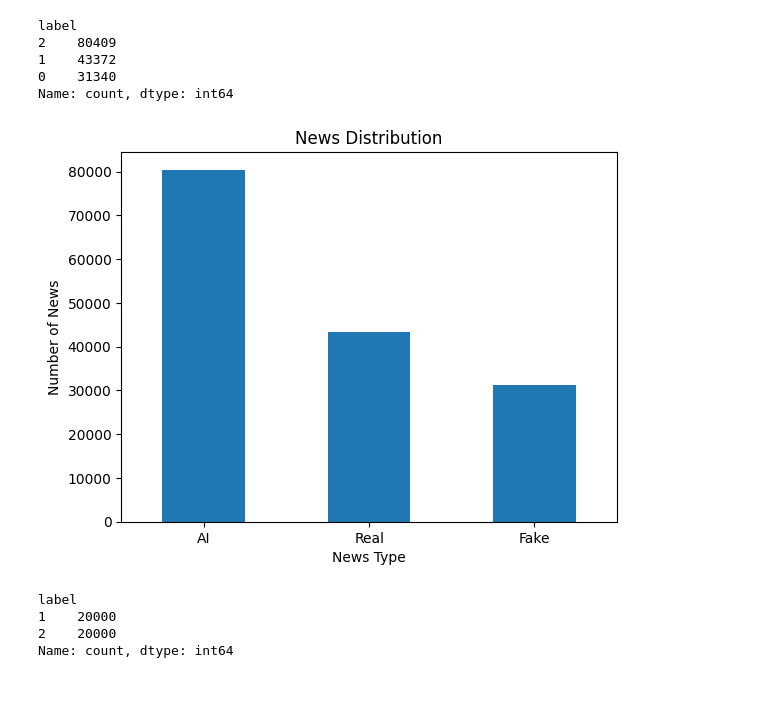
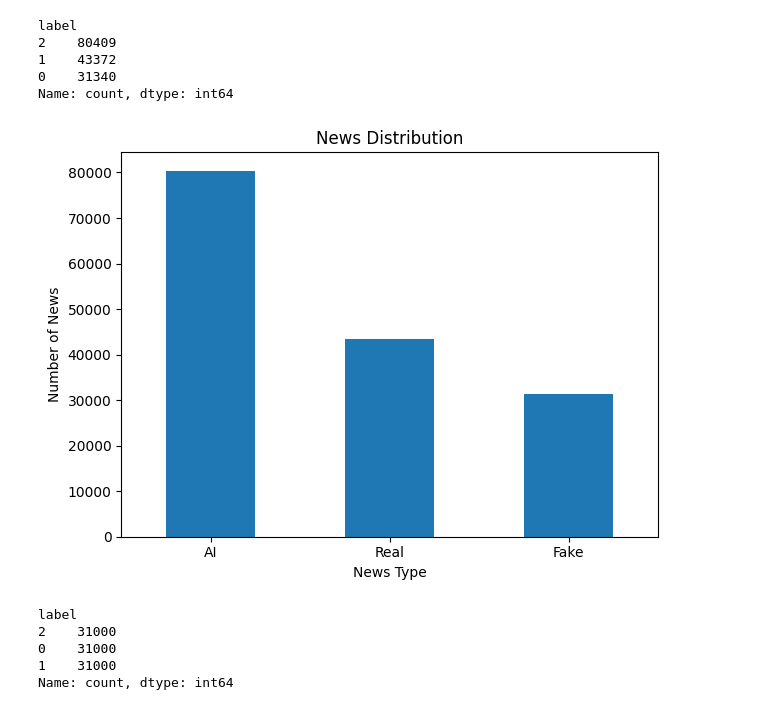
Before and after one commit to Hanan-Nawaz/fake_news_ai, a Jupyter notebook: notebooks/01_eda.ipynb, the cells around one changed output. Drawn from its saved outputs; the diff is of its cells as text; code cells hidden in the pictures.

```diff
--- a/notebooks/01_eda.ipynb
+++ b/notebooks/01_eda.ipynb
@@ -64,26 +64,31 @@ Name: count, dtype: int64
 # %%
 def get_plot(df):
     counts = df["label"].value_counts().reindex([2, 1, 0])
 
     counts.plot(kind="bar")
     plt.xlabel("News Type")
     plt.ylabel("Number of News")
     plt.title("News Distribution")
     plt.xticks([0, 1, 2], ["AI", "Real", "Fake"], rotation=0)
+
+    plt.tight_layout()
+    plt.savefig("../figures/news_distribution_balanced.png", dpi=300, bbox_inches="tight")
+
     plt.show()
 
 get_plot(df)
 # %% [output]
-[figure, old version]
+[figure, new version]
 # %%
 import pandas as pd
 
 # Downsample AI class to 40,000 samples
-ai = df[df["label"] == 2].sample(n=10000, random_state=42)
-real = df[df["label"] == 1].sample(n=10000, random_state=42)
+ai = df[df["label"] == 2].sample(n=31000, random_state=42)
+real = df[df["label"] == 1].sample(n=31000, random_state=42)
+fake = df[df["label"] == 0].sample(n=31000, random_state=42)
 
 # Combine them
-df_balanced = pd.concat([ai, real], ignore_index=True)
+df_balanced = pd.concat([ai, real, fake], ignore_index=True)
 
 # Shuffle the dataset
 df_balanced = df_balanced.sample(frac=1, random_state=42).reset_index(drop=True)
@@ -92,8 +97,9 @@ df_balanced = df_balanced.sample(frac=1, random_state=42).reset_index(drop=True)
 print(df_balanced["label"].value_counts())
 # %% [output]
 label
-1    20000
-2    20000
+2    31000
+0    31000
+1    31000
 Name: count, dtype: int64
 # %%
 get_plot(df_balanced)
```
Also changed, not shown: parts of 1 cell of this notebook.
